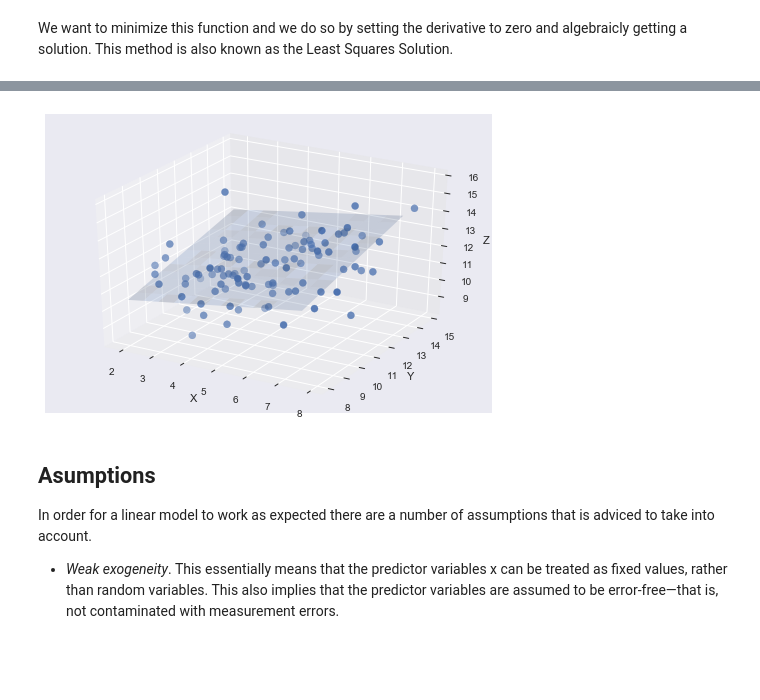
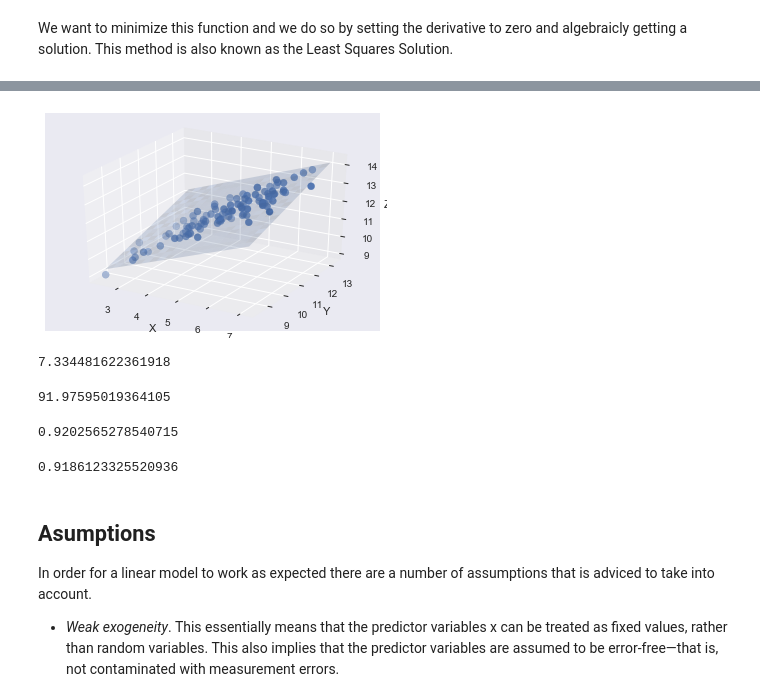
Before and after one commit to hhristov94/ML-jupyter-notes, a Jupyter notebook: Introduction to Multiple Linear Regression.ipynb, the cells around one changed output, grey strips where cells are left out. Saved outputs shown, nothing was run; the diff lists cells and outputs as text; code cells hidden in the pictures; blank space fills up the shorter version.

```diff
--- a/Introduction to Multiple Linear Regression.ipynb
+++ b/Introduction to Multiple Linear Regression.ipynb
@@ -185,22 +169,44 @@ plt.show()
 # %%
 # regular grid covering the domain of the data
-X,Y = np.meshgrid(np.arange(2, 8, 0.5), np.arange(8, 15, 0.5))
-XX = X.flatten()
-YY = Y.flatten()
+X = X[:,1:]
+mn = np.min(X, axis=0)
+mx = np.max(X, axis=0)
+X,Y = np.meshgrid(np.linspace(mn[0], mx[0], 20), np.linspace(mn[1], mx[1], 20))
 # evaluate it on grid
-Z = coeffs[2]*X + coeffs[1]*Y + coeffs[0]
+Z = coeffs[1]*X + coeffs[2]*Y + coeffs[0]
 fig = plt.figure()
 ax = fig.gca(projection='3d')
 ax.plot_surface(X, Y, Z, rstride=1, cstride=1, alpha=0.2)
 ax.scatter(df[:,0], df[:,1], df[:,2], s=50)
 plt.xlabel('X')
 plt.ylabel('Y')
 ax.set_zlabel('Z')
 ax.axis('equal')
 ax.axis('tight')
 plt.show()
 # %% [output]
-[figure, old version]
+[figure, new version]
+# %%
+SSE = sum((y-yhat)**2)
+print(SSE)
+# %% [output]
+7.334481622361918
+# %%
+TSS = sum((y-y.mean())**2)
+print(TSS)
+# %% [output]
+91.97595019364105
+# %%
+R_Squared = 1.0 - (SSE /TSS)
+print(R_Squared)
+# %% [output]
+0.9202565278540715
+# %%
+#1-(1-R2)*N-1/N-M-1
+Adj_R2 = 1.0 - (1.0 - R_Squared) * 99/97
+Adj_R2
+# %% [output]
+0.9186123325520936
 # %% [markdown]
 ## Asumptions
 
```
Also changed, not shown: parts of 29 cells of this notebook.
